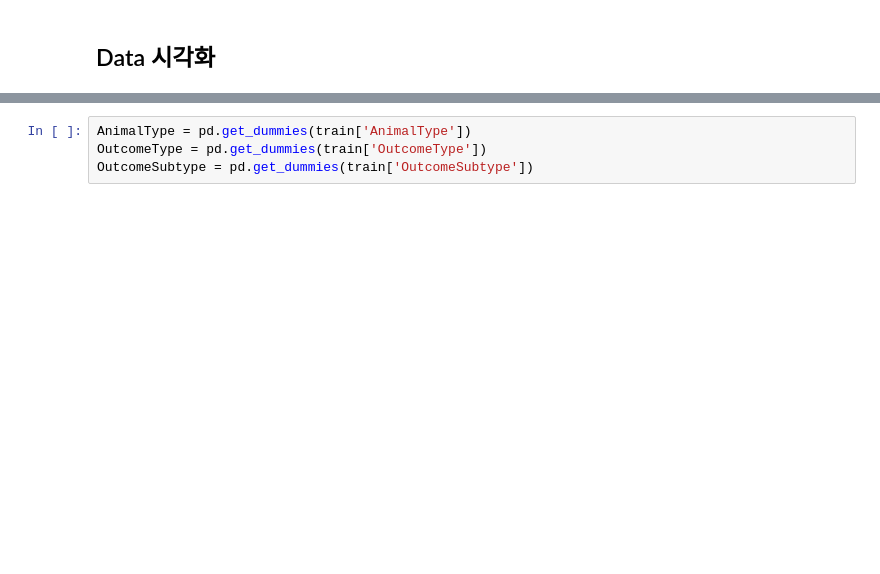
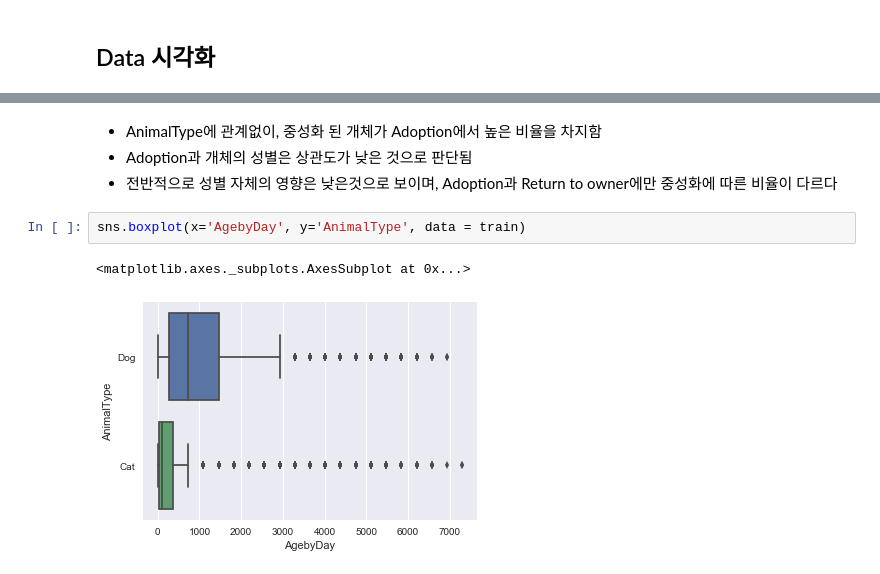
Before and after one commit to JihongL/Shelter-Animal-Outcomes, a Jupyter notebook: Shelter_EDA.ipynb, the cells around one changed output, grey strips where cells are left out. Saved outputs shown, nothing was run; the diff lists cells and outputs as text; blank space fills up the shorter version.

```diff
--- a/Shelter_EDA.ipynb
+++ b/Shelter_EDA.ipynb
@@ -188,4 +220,9 @@ mosaic = mosaic(train, ['AnimalType', 'OutcomeType', 'SexuponOutcome'], ax=ax)
-# %%
-AnimalType = pd.get_dummies(train['AnimalType'])
-OutcomeType = pd.get_dummies(train['OutcomeType'])
-OutcomeSubtype = pd.get_dummies(train['OutcomeSubtype'])
+# %% [markdown]
+* AnimalType에 관계없이, 중성화 된 개체가 Adoption에서 높은 비율을 차지함
+* Adoption과 개체의 성별은 상관도가 낮은 것으로 판단됨
+* 전반적으로 성별 자체의 영향은 낮은것으로 보이며, Adoption과 Return to owner에만 중성화에 따른 비율이 다르다
+# %%
+sns.boxplot(x='AgebyDay', y='AnimalType', data = train)
+# %% [output]
+<matplotlib.axes._subplots.AxesSubplot at 0x...>
+[figure, added]
```
Also changed, not shown: parts of 18 cells of this notebook.
